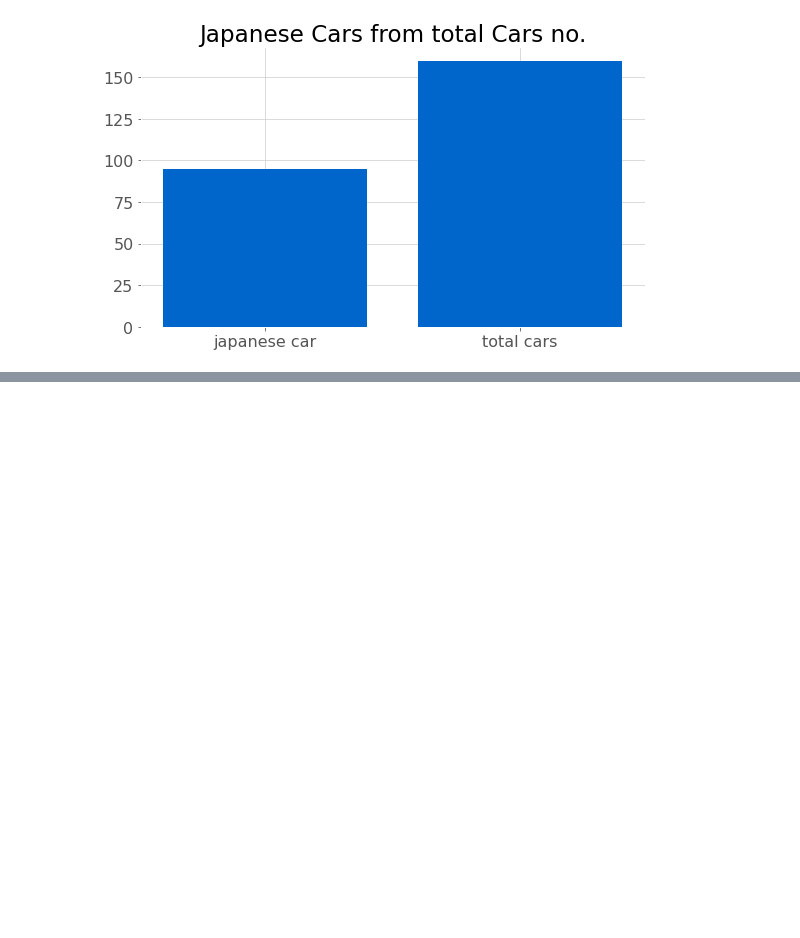
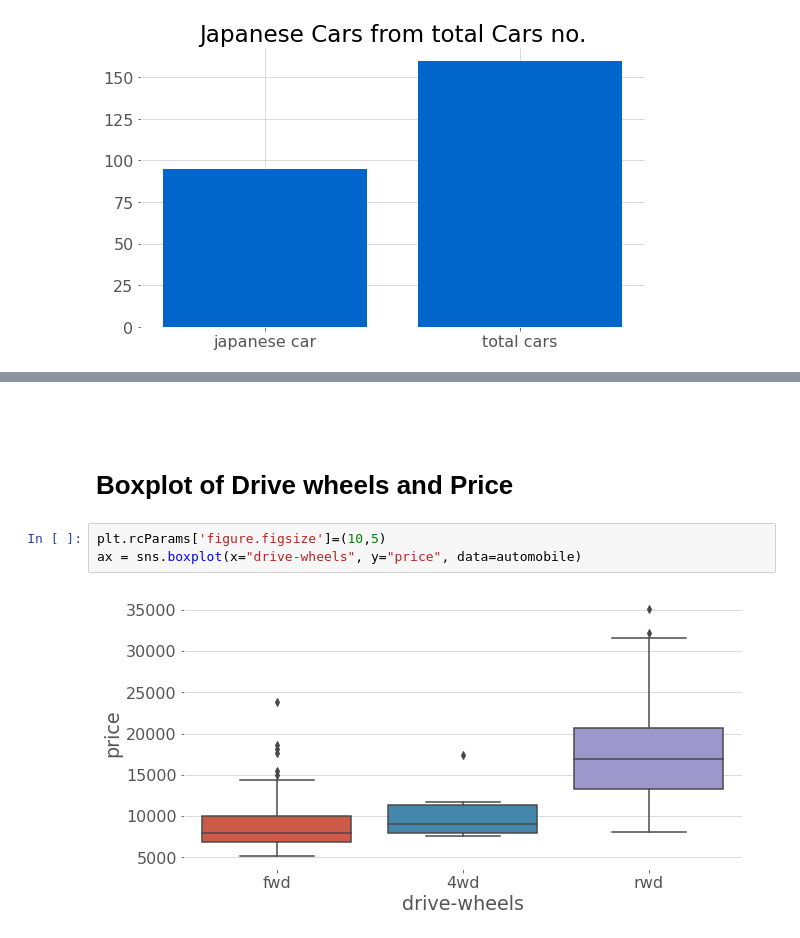
Before and after one commit to marwahfaraj/Automobile_Price_Prediction, a Jupyter notebook: unfinished_car.ipynb, the cells around one changed output, grey strips where cells are left out. Drawn from its saved outputs; the diff is of its cells as text; blank space fills up the shorter version.

```diff
--- a/unfinished_car.ipynb
+++ b/unfinished_car.ipynb
@@ -429,0 +479,9 @@ plt.tight_layout();
+# %% [markdown]
+#
+# %% [markdown]
+# Boxplot of Drive wheels and Price
+# %%
+plt.rcParams['figure.figsize']=(10,5)
+ax = sns.boxplot(x="drive-wheels", y="price", data=automobile)
+# %% [output]
+[figure, added]
```
Also changed, not shown: parts of 30 cells of this notebook.
